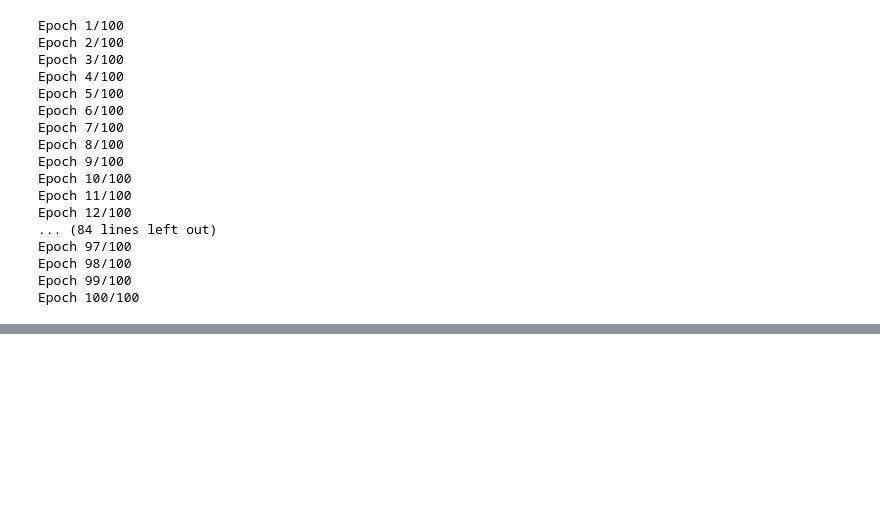
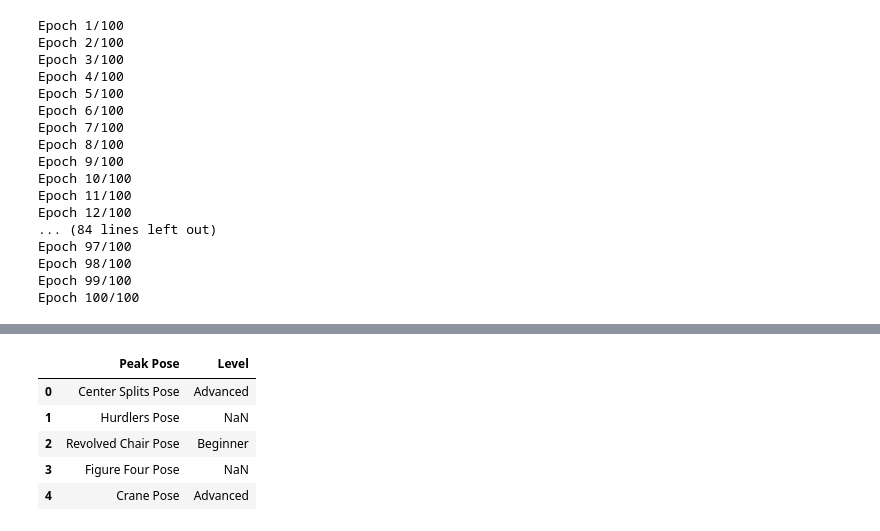
Before and after one commit to anterra/project-5, a Jupyter notebook: second_nb.ipynb, the cells around one changed output, grey strips where cells are left out. Cells and saved outputs as stored; diff of their text form; code cells hidden in the pictures; blank space fills up the shorter version.

```diff
--- a/second_nb.ipynb
+++ b/second_nb.ipynb
@@ -415,0 +498,2 @@ lstm_model = load_model('lstm_model.h5', compile=False)
+# %%
+pose_levels = poses_info[["Pose Name", "Level"]]
@@ -415,0 +504,9 @@ lstm_model = load_model('lstm_model.h5', compile=False)
+# %%
+peak_levels.head()
+# %% [output]
+|  | Peak Pose | Level |
+| 0 | Center Splits Pose | Advanced |
+| 1 | Hurdlers Pose | NaN |
+| 2 | Revolved Chair Pose | Beginner |
+| 3 | Figure Four Pose | NaN |
+| 4 | Crane Pose | Advanced |
```
Also changed, not shown: parts of 32 cells of this notebook, 13 other files.
